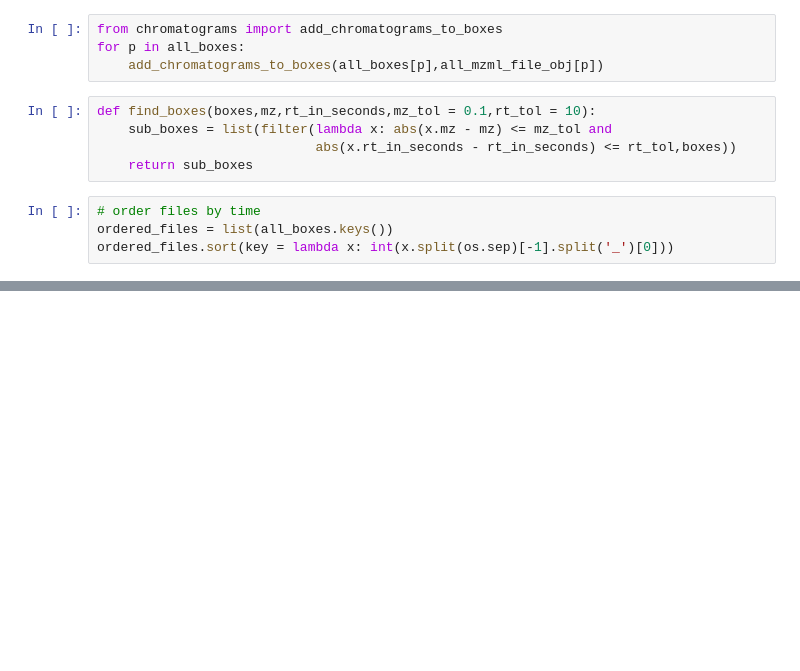
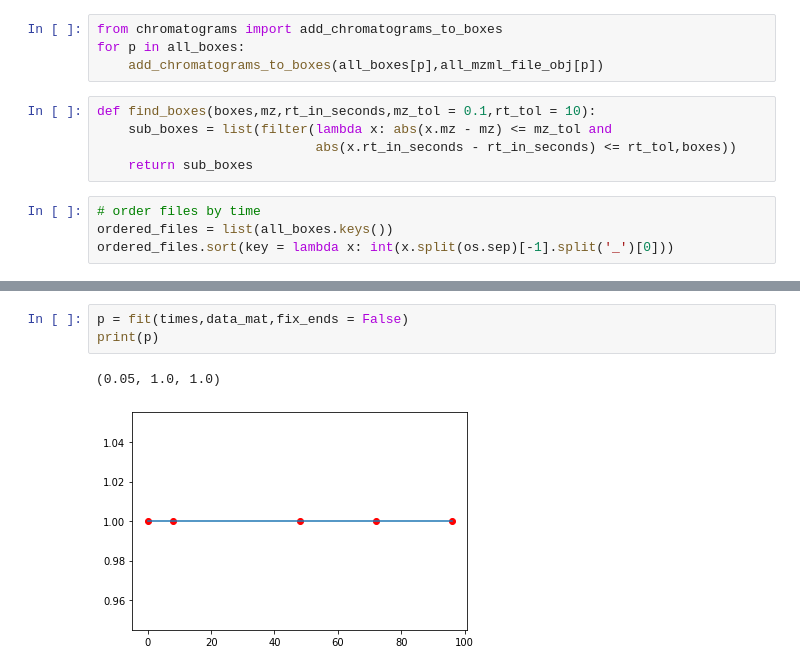
Before and after one commit to sdrogers/lipid_prototype, a Jupyter notebook: notebooks/Generic_mz.ipynb, the cells around one changed output, grey strips where cells are left out. Cells and saved outputs as stored; diff of their text form; blank space fills up the shorter version.

```diff
--- a/notebooks/Generic_mz.ipynb
+++ b/notebooks/Generic_mz.ipynb
@@ -169,0 +258,6 @@ PC 38:5p ('C43H76NO7P', 'C43H75DNO7P', 750.5421, 637.8000000000001, '[M+H]+')
+# %%
+p = fit(times,data_mat,fix_ends = False)
+print(p)
+# %% [output]
+(0.05, 1.0, 1.0)
+[figure, added]
```
Also changed, not shown: parts of 11 cells of this notebook, 2 other files.
